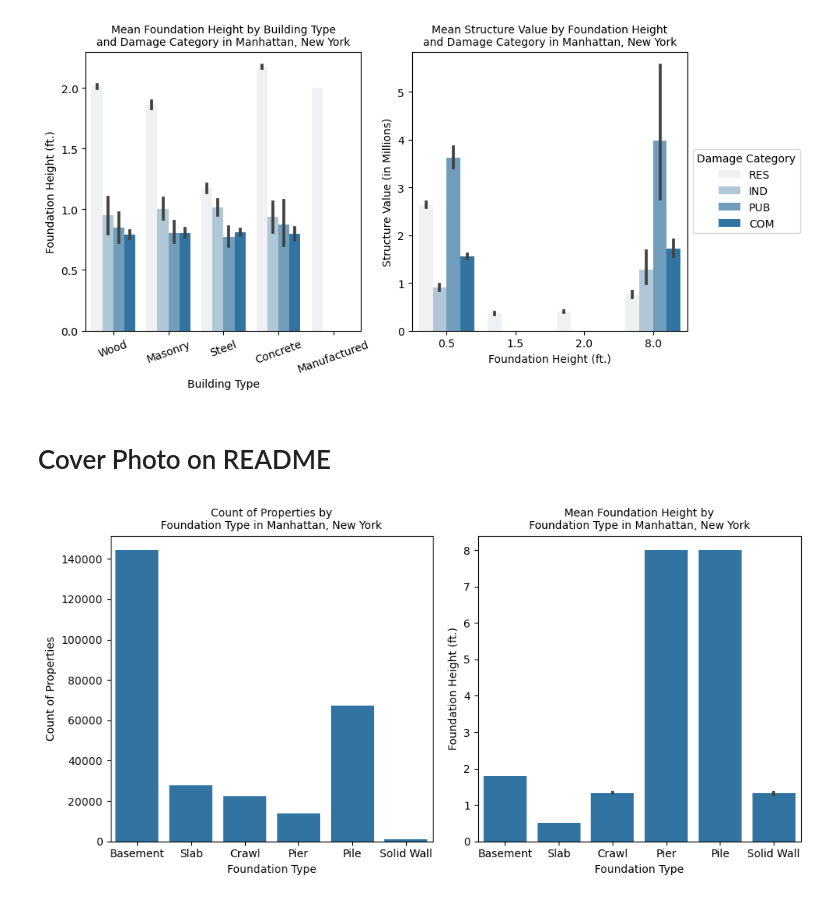
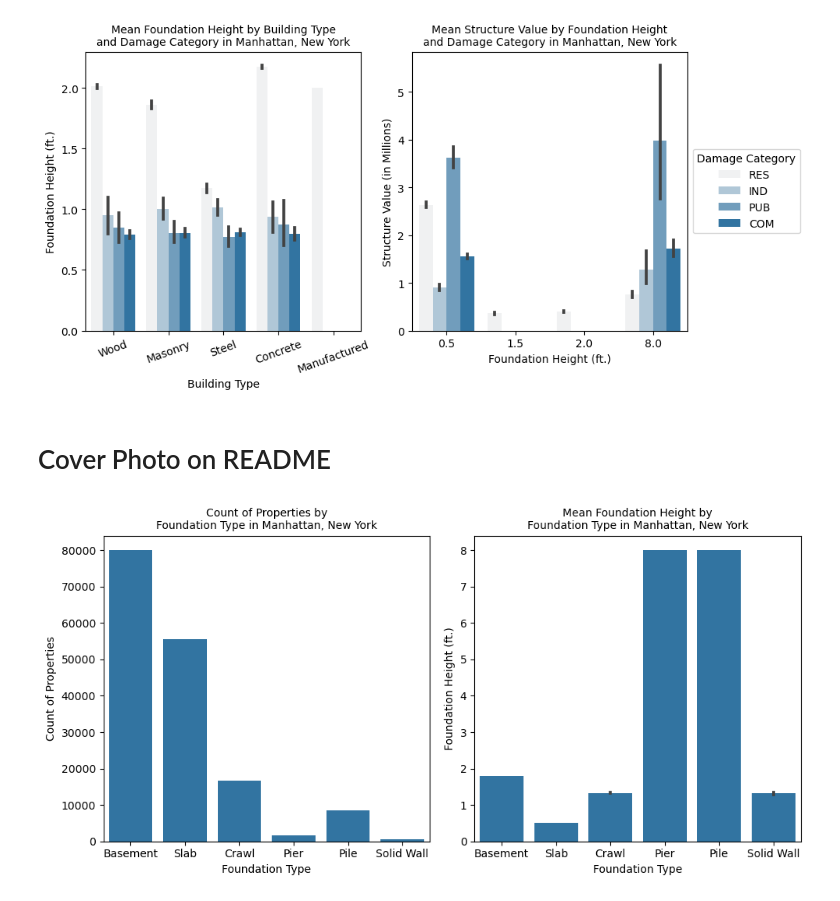
Before and after one commit to mebauer/national-structure-inventory-examples, a Jupyter notebook: analysis-examples.ipynb, the cells around one changed output. Cells and saved outputs as stored; diff of their text form; code cells hidden in the pictures.

Commit message:
fix plot on README and add improved figure captions

```diff
--- a/analysis-examples.ipynb
+++ b/analysis-examples.ipynb
@@ -1039,45 +1039,42 @@ fig.tight_layout()
 plt.savefig('figures/struct-val-build-type-found-type.png', bbox_inches='tight', dpi=200)
 # %% [output]
 [figure]
-# %% [markdown]
-# Cover Photo on README
+# %% [markdown]
+# Cover Photo on README
 # %%
 fig, axs = plt.subplots(1, 2, figsize=(10, 5))
 
-sns.barplot(
+sns.countplot(
     data=df,
     x="properties.found_type_names",
-    y="properties.found_ht",
-    estimator="sum",
-    errorbar=None,
     color="C0",
     ax=axs[0]
 )
 
 axs[0].set_title(
     "Count of Properties by\nFoundation Type in Manhattan, New York",
     fontsize=10
 )
 axs[0].set_xlabel("Foundation Type")
 axs[0].set_ylabel("Count of Properties")
 
 sns.barplot(
     data=df,
     x="properties.found_type_names",
     y="properties.found_ht",
     color="C0",
     ax=axs[1]
 )
 
 axs[1].set_title(
     "Mean Foundation Height by\nFoundation Type in Manhattan, New York",
     fontsize=10
 )
 axs[1].set_xlabel("Foundation Type")
 axs[1].set_ylabel("Foundation Height (ft.)")
 
 
 fig.tight_layout()
 plt.savefig('figures/found-type-summary.png', bbox_inches='tight', dpi=200)
 # %% [output]
-[figure, old version]
+[figure, new version]
```
Also changed, not shown: parts of 4 cells of this notebook, 2 other files.
